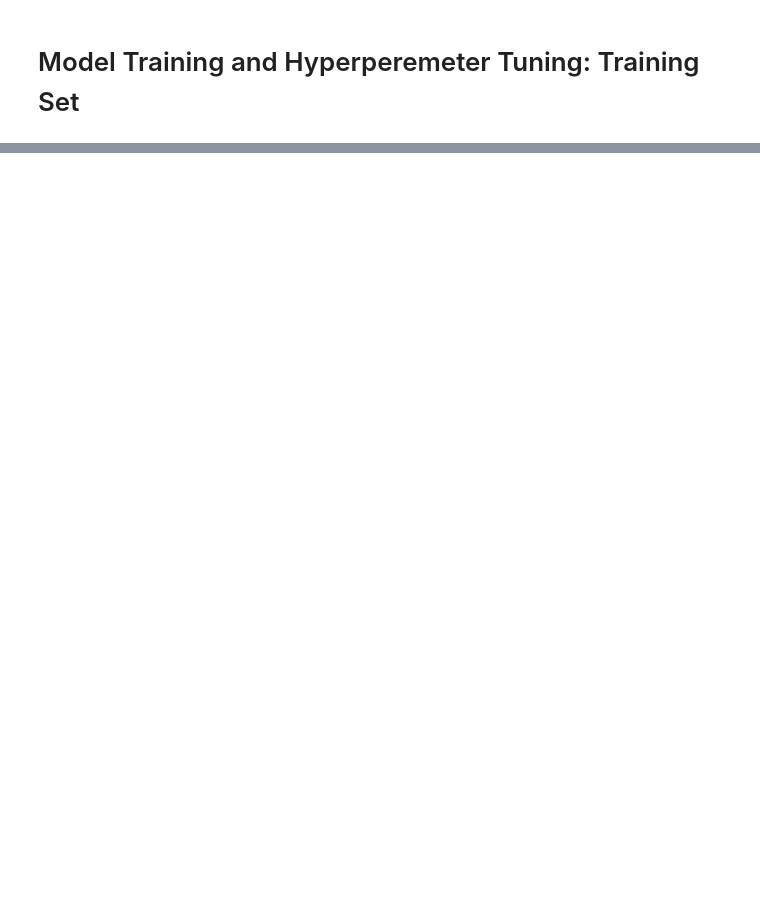
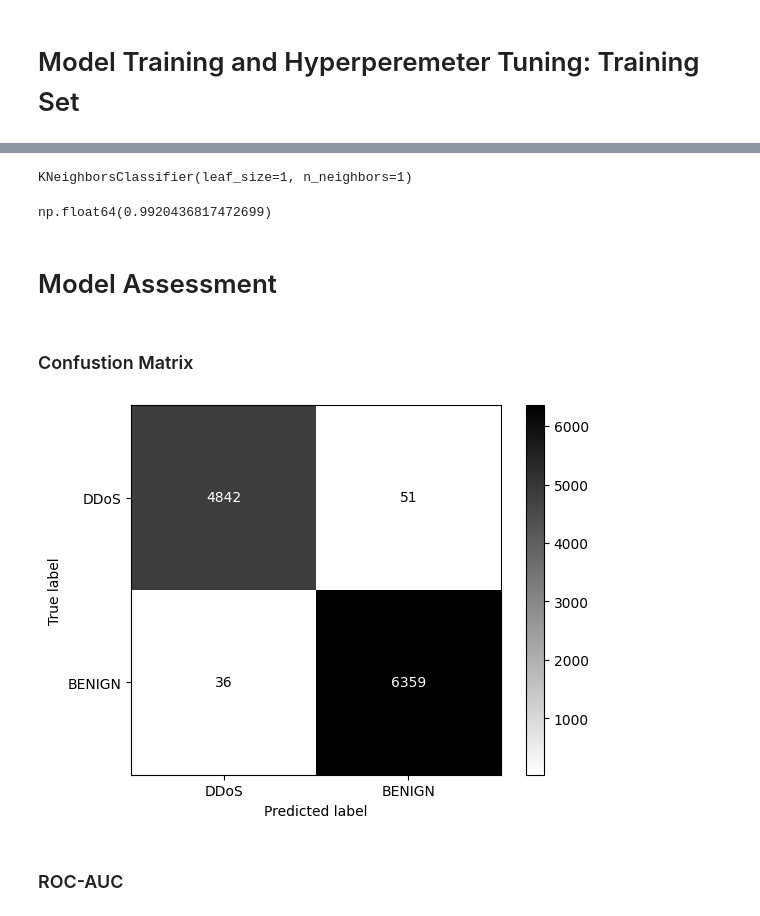
Before and after one commit to seelennebel/AI_ML_Assignment, a Jupyter notebook: model.ipynb, the cells around one changed output, grey strips where cells are left out. Saved outputs shown, nothing was run; the diff lists cells and outputs as text; code cells hidden in the pictures; blank space fills up the shorter version.

Commit message:
MVP version of the model

```diff
--- a/model.ipynb
+++ b/model.ipynb
@@ -338,0 +383,2 @@ np.float64(0.9863721804511278)
+# %%
+LR_model.fit(ddos_training_X, ddos_training_Y)
@@ -338,0 +433,28 @@ np.float64(0.9863721804511278)
+# %%
+KNN = KNeighborsClassifier(n_neighbors=1, weights="uniform", algorithm="auto", leaf_size=1)
+# %%
+KNN.fit(ddos_training_X, ddos_training_Y)
+KNN.fit(ddos_validation_X, ddos_validation_Y)
+# %% [output]
+KNeighborsClassifier(leaf_size=1, n_neighbors=1)
+# %%
+KNN_test_prediction = KNN.predict(ddos_test_X)
+# %%
+KNN_test_precision = precision_score(ddos_test_Y, KNN_test_prediction, pos_label="DDoS")
+KNN_test_precision
+# %% [output]
+np.float64(0.9920436817472699)
+# %% [markdown]
+# Model Assessment
+# %% [markdown]
+### Confustion Matrix
+# %%
+matrix = confusion_matrix(ddos_test_Y, KNN_test_prediction)
+
+matrix_plot = ConfusionMatrixDisplay(confusion_matrix=matrix, display_labels=["DDoS", "BENIGN"])
+matrix_plot.plot(cmap=plt.cm.binary)
+plt.show()
+# %% [output]
+[figure, added]
+# %% [markdown]
+### ROC-AUC
```
Also changed, not shown: parts of 60 cells of this notebook, 1 other file.
